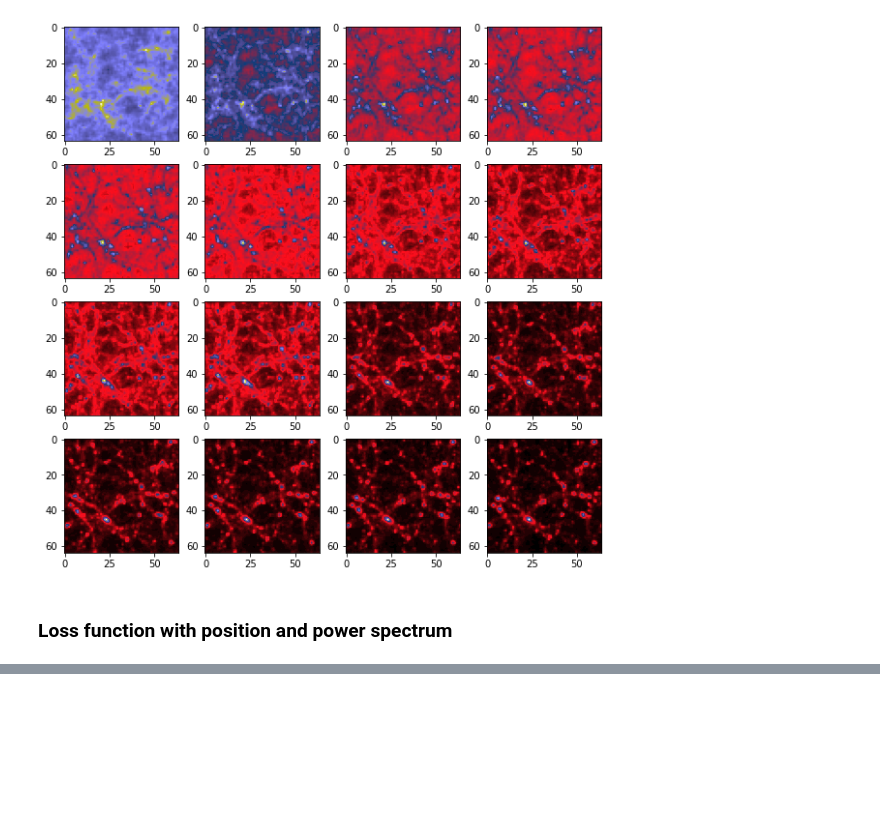
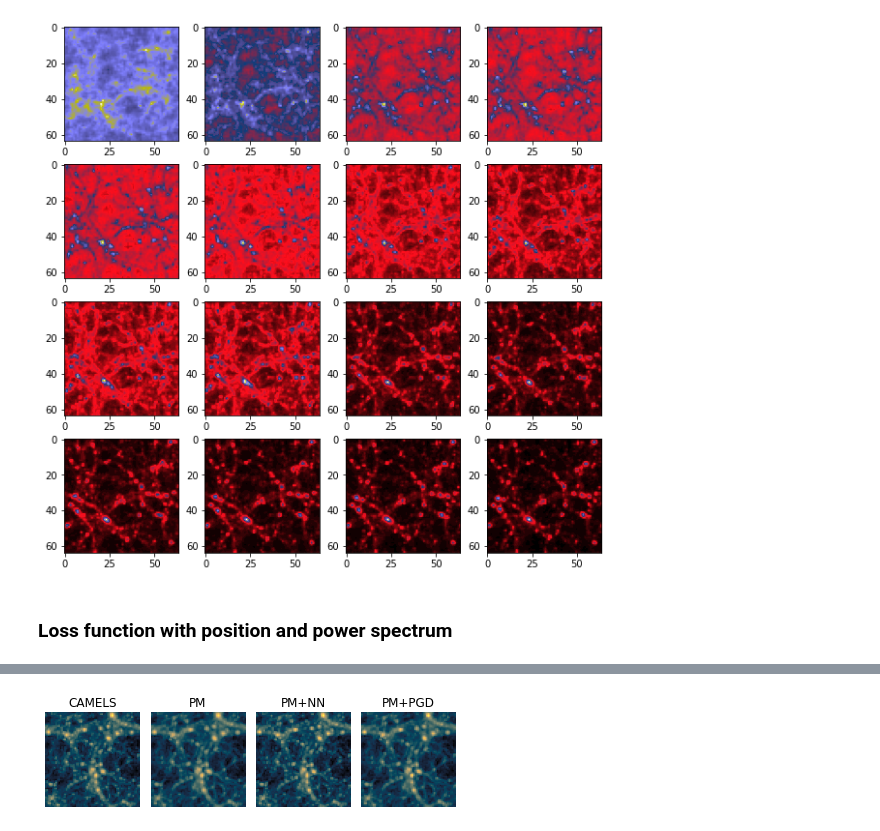
Before and after one commit to DifferentiableUniverseInitiative/jaxpm-paper, a Jupyter notebook: notebooks/NNvsPGD_CV_0.ipynb, the cells around one changed output, grey strips where cells are left out. Saved outputs shown, nothing was run; the diff lists cells and outputs as text; code cells hidden in the pictures; blank space fills up the shorter version.

```diff
--- a/notebooks/NNvsPGD_CV_0.ipynb
+++ b/notebooks/NNvsPGD_CV_0.ipynb
@@ -266,0 +269,21 @@ fig.tight_layout()
+# %%
+im1=cic_paint_2d(jnp.zeros([64,64]), poss[-1][...,:2], weight=None)
+im2=cic_paint_2d(jnp.zeros([64,64]), resi[0][-1][...,:2], weight=None)
+im3=cic_paint_2d(jnp.zeros([64,64]), res[0][-1][...,:2], weight=None)
+im4=cic_paint_2d(jnp.zeros([64,64]), (resi[0][-1]+pgd_correction(resi[0][-1],params_pgd))[...,:2], weight=None)
+TI=['CAMELS','PM','PM+NN','PM+PGD']
+image_paths=[im1,im2,im3,im4]
+# %%
+cmap = cmr.eclipse
+fig, axes = plt.subplots(nrows=1, ncols=4)
+for imp, ax, ci in zip(image_paths, axes.ravel(),TI):
+    norm=colors.LogNorm(vmax=cic_paint_2d(jnp.zeros([64,64]), res[0][-1][...,:2], weight=None).max(),
+                          vmin=cic_paint_2d(jnp.zeros([64,64]), res[0][-1][...,:2], weight=None).min())
+    ax.imshow(imp, cmap=cmap, norm=norm)
+    ax.set_title(ci)
+    ax.axis('off')
+
+fig.tight_layout()
+#plt.savefig('../figures/cluster_2D_CV_0.pdf')
+# %% [output]
+[figure, added]
```
Also changed, not shown: parts of 4 cells of this notebook, 19 other files.
